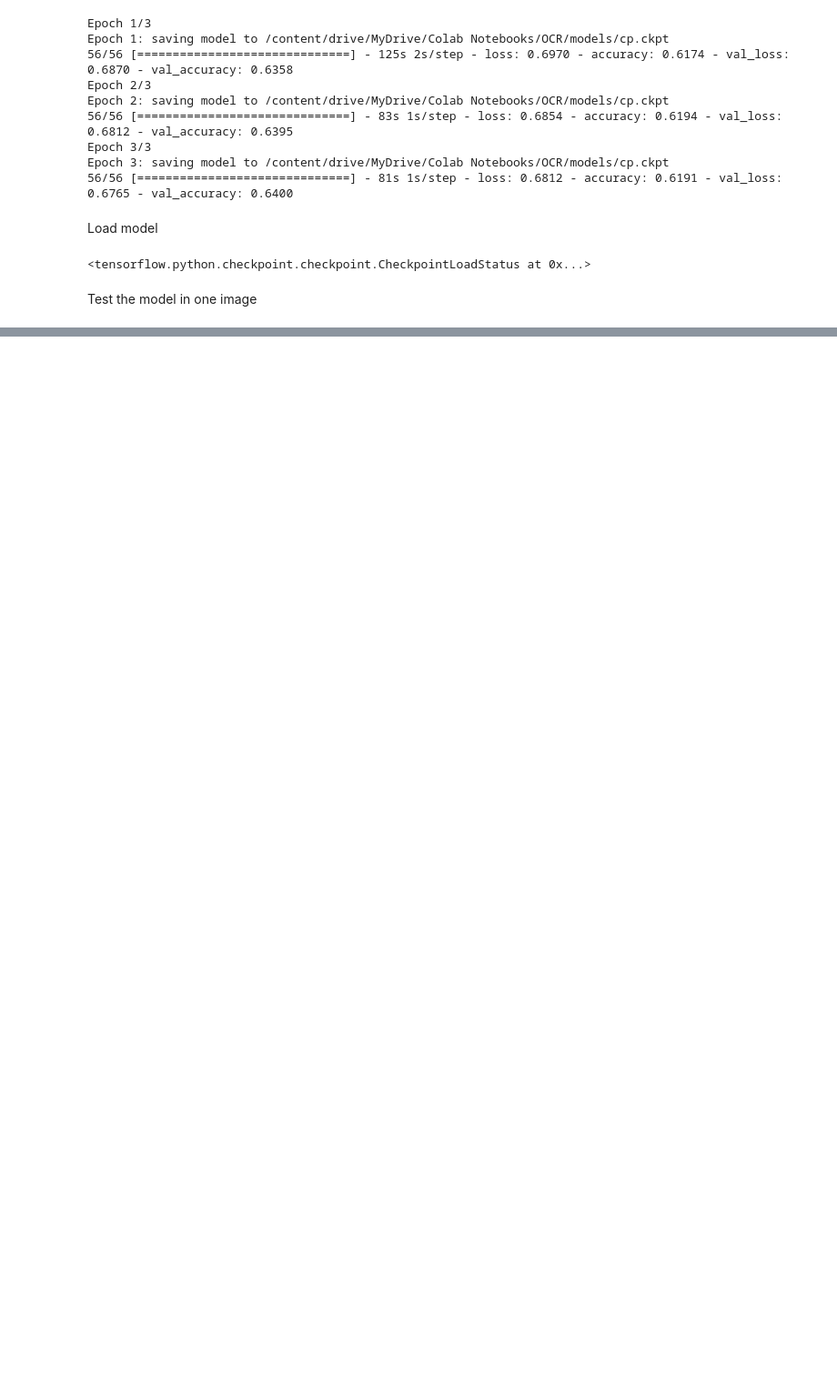
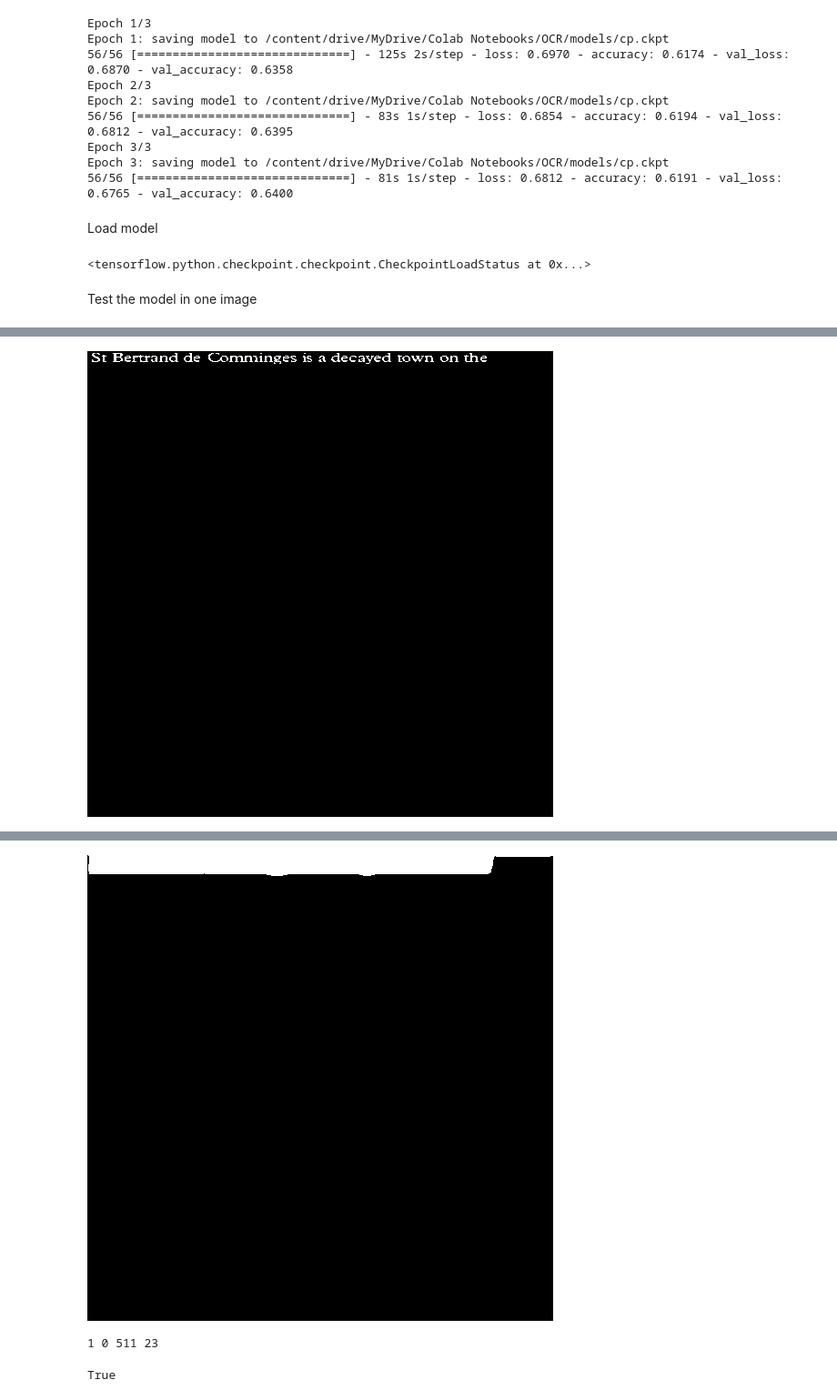
Before and after one commit to inesmcm26/ocr-from-scratch, a Jupyter notebook: notebooks/main.ipynb, the cells around one changed output, grey strips where cells are left out. Shown: that part at 91% size. Drawn from its saved outputs; the diff is of its cells as text; code cells hidden in the pictures; blank space fills up the shorter version.

```diff
--- a/notebooks/main.ipynb
+++ b/notebooks/main.ipynb
@@ -109,0 +191,52 @@ plt.imshow(bound_boxes_img)
+# %%
+#Prediction.
+file_test = f'{LINE_LIST_DIR}lineA0.jpg'
+img = cv2.imread(f'{file_test}',0)
+img = utils.pad_img(img)
+
+ret,img = cv2.threshold(img, 150, 255, cv2.THRESH_BINARY_INV)
+cv2_imshow(img)
+img=cv2.resize(img,(512,512))
+img=np.expand_dims(img,axis=-1)
+img=img/255
+
+img=np.expand_dims(img,axis=0)
+
+pred=model.predict(img)
+pred=np.squeeze(np.squeeze(pred,axis=0),axis=-1)
+plt.imshow(pred, cmap = 'gray')
+
+plt.imsave('test_img_mask.JPG',pred)
+
+img = cv2.imread('/content/test_img_mask.JPG',0)
+
+ret, img = cv2.threshold(img, 0, 255, cv2.THRESH_BINARY+cv2.THRESH_OTSU)
+cv2_imshow(img)
+
+ori_img = cv2.imread(f'{file_test}',0)
+ori_img = utils.pad_img(ori_img)
+(H, W) = ori_img.shape[:2]
+(newW, newH) = (512, 512)
+rW = W / float(newW)
+rH = H / float(newH)
+ori_img_copy=np.stack((ori_img,)*3, axis=-1)
+
+contours, hier = cv2.findContours(img, cv2.RETR_EXTERNAL,cv2.CHAIN_APPROX_NONE)
+
+img_copy = np.stack((img,)*3, axis=-1)
+cv2.drawContours(img_copy, contours, -1, (255, 255, 0), 1)
+plt.imsave('contours_output.png',img_copy)
+
+for c in contours:
+  # get the bounding rect
+  x, y, w, h = cv2.boundingRect(c)
+  print(x, y, w, h)
+  # draw a white rectangle to visualize the bounding rect
+  ori_img_copy = cv2.rectangle(ori_img_copy, (int(x*rW), int(y*rH)), (int((x+w)*rW),int((y+h)*rH)), (255,0,0), 1)
+  #coordinates.append([x,y,(x+w),(y+h)])
+
+#cv2.drawContours(img, contours, -1, (255, 255, 0), 1)
+
+cv2.imwrite("output.png",ori_img_copy)
+# %% [output]
+[figure, added]
@@ -109,0 +244,3 @@ plt.imshow(bound_boxes_img)
+[figure, added]
+1 0 511 23
+True
```
Also changed, not shown: parts of 20 cells of this notebook.
